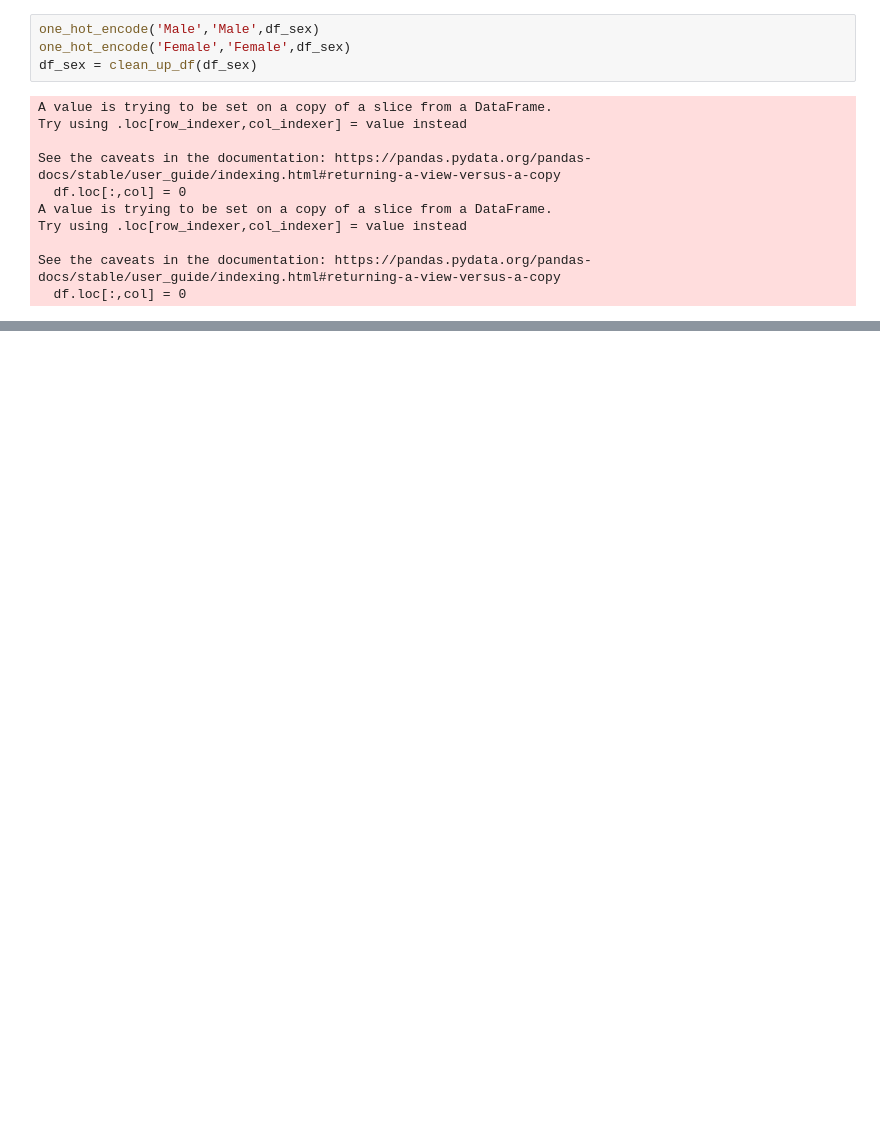
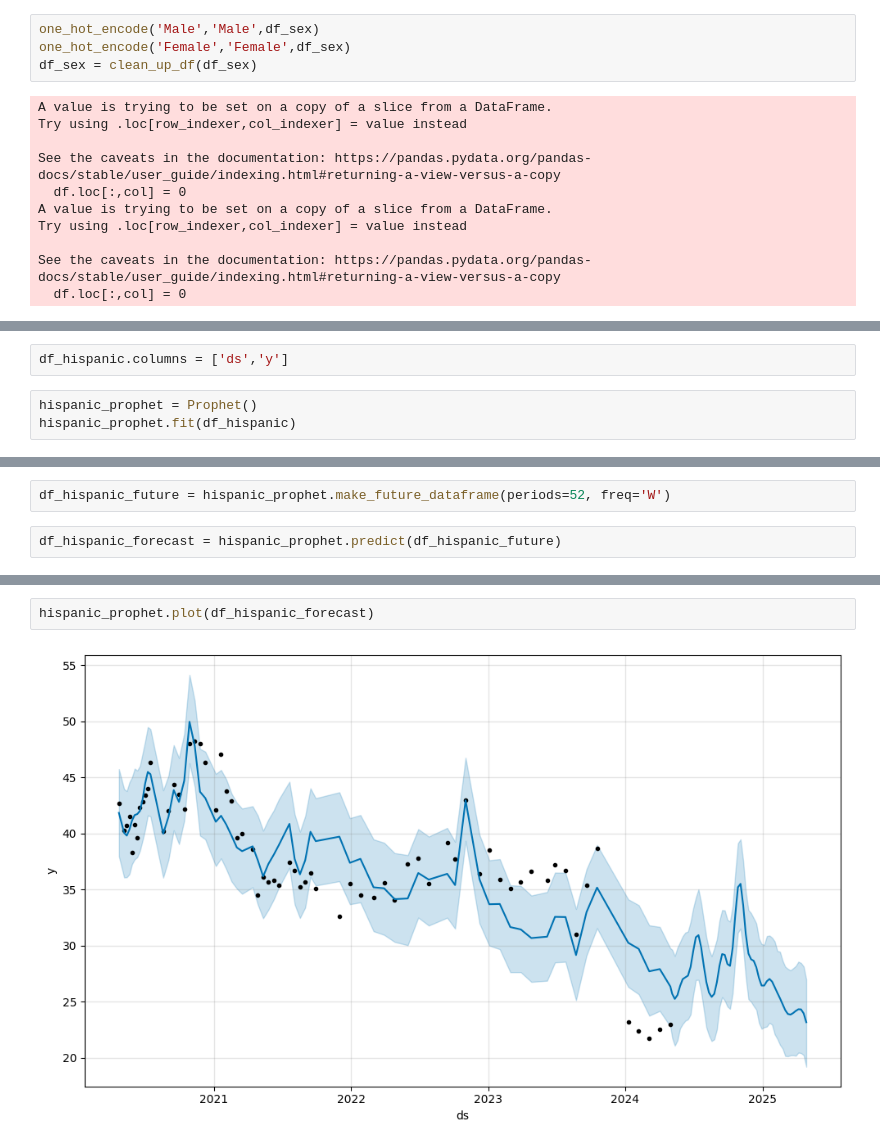
Before and after one commit to baraban7890/Unmasking-Anxiety, a Jupyter notebook: Project1.ipynb, the cells around one changed output, grey strips where cells are left out. Cells and saved outputs as stored; diff of their text form; blank space fills up the shorter version.

```diff
--- a/Project1.ipynb
+++ b/Project1.ipynb
@@ -321,0 +384,5 @@ df_sex
+# %%
+df_hispanic.columns = ['ds','y']
+# %%
+hispanic_prophet = Prophet()
+hispanic_prophet.fit(df_hispanic)
@@ -321,0 +402,4 @@ df_sex
+# %%
+df_hispanic_future = hispanic_prophet.make_future_dataframe(periods=52, freq='W')
+# %%
+df_hispanic_forecast = hispanic_prophet.predict(df_hispanic_future)
@@ -321,0 +426,4 @@ df_sex
+# %%
+hispanic_prophet.plot(df_hispanic_forecast)
+# %% [output]
+[figure, added]
```
Also changed, not shown: parts of 17 cells of this notebook.
